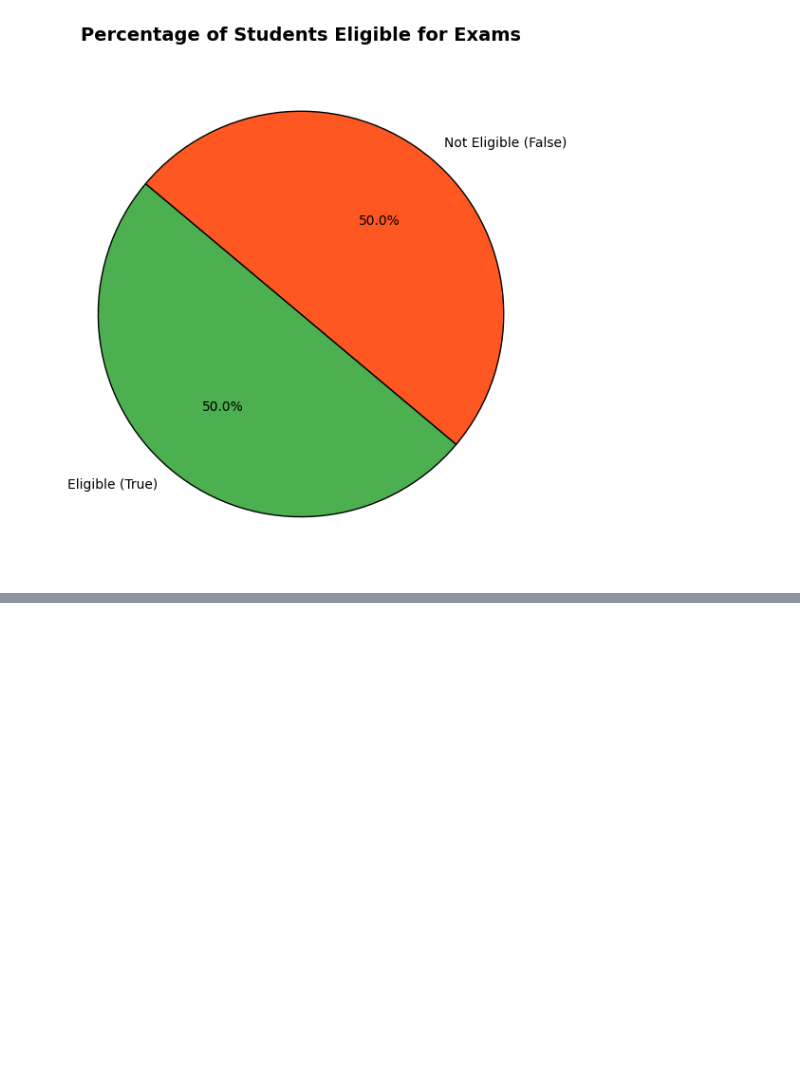
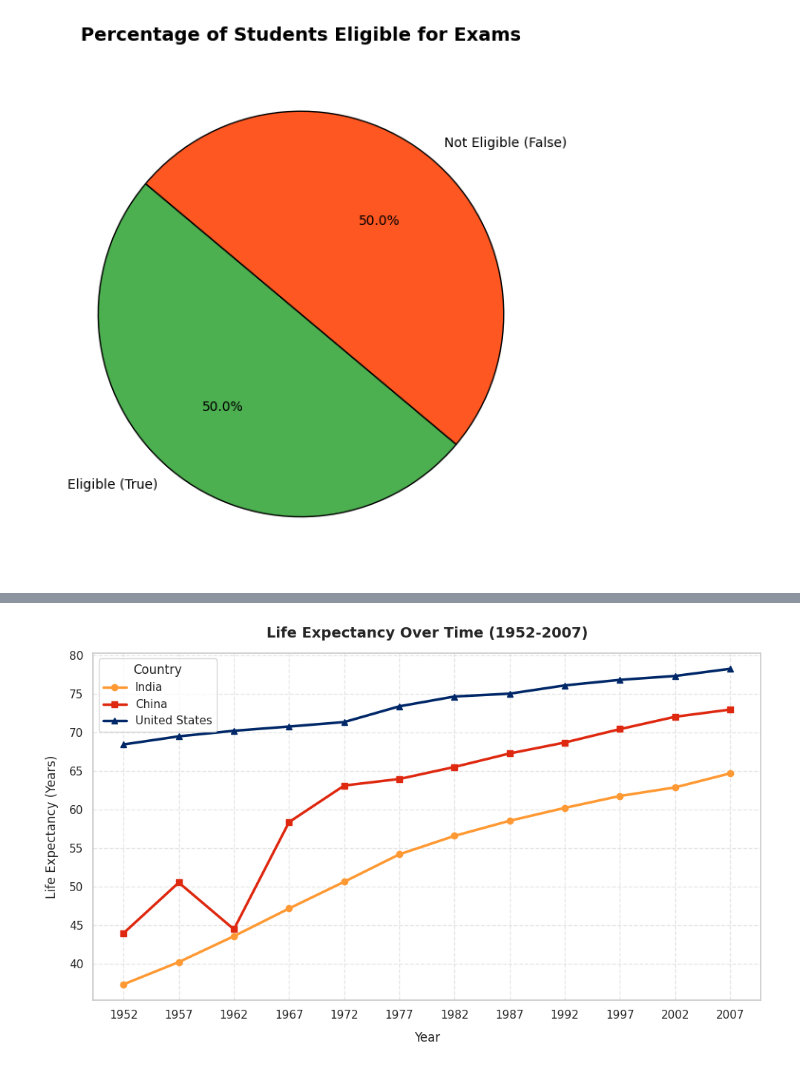
Before and after one commit to adi23042008-byte/aiml-bootcamp-2026, a Jupyter notebook: aiml_bootcamp_2026.ipynb, the cells around one changed output, grey strips where cells are left out. Drawn from its saved outputs; the diff is of its cells as text; code cells hidden in the pictures; blank space fills up the shorter version.

```diff
--- a/aiml_bootcamp_2026.ipynb
+++ b/aiml_bootcamp_2026.ipynb
@@ -315,0 +704,53 @@ for student in students:
+# %%
+import pandas as pd
+import matplotlib.pyplot as plt
+
+# 1. Load the dataset
+url = "https://raw.githubusercontent.com/plotly/datasets/master/gapminderDataFiveYear.csv"
+df = pd.read_csv(url)
+
+# 2. Define the target countries
+# Note: The dataset labels the USA as 'United States'
+target_countries = ['India', 'China', 'United States']
+
+# 3. Filter the DataFrame for only these three countries
+filtered_df = df[df['country'].isin(target_countries)]
+
+# 4. Initialize the plot figure
+plt.figure(figsize=(10, 6))
+
+# 5. Loop through each country to plot its line individually
+colors = {'India': '#FF9933', 'China': '#DE2910', 'United States': '#002868'}
+markers = {'India': 'o', 'China': 's', 'United States': '^'}
+
+for country in target_countries:
+    # Isolate data for the specific country
+    country_data = filtered_df[filtered_df['country'] == country]
+
+    # Plot year vs life expectancy
+    plt.plot(
+        country_data['year'],
+        country_data['lifeExp'],
+        marker=markers[country],
+        linewidth=2.5,
+        color=colors[country],
+        label=country
+    )
+
+# 6. Customize chart elements
+plt.title('Life Expectancy Over Time (1952-2007)', fontsize=14, fontweight='bold', pad=15)
+plt.xlabel('Year', fontsize=12, labelpad=10)
+plt.ylabel('Life Expectancy (Years)', fontsize=12, labelpad=10)
+plt.grid(True, linestyle='--', alpha=0.5)
+
+# Ensure all recorded data years show explicitly on the x-axis
+plt.xticks(filtered_df['year'].unique())
+
+# Add a legend to distinguish the lines
+plt.legend(title='Country', fontsize=11, title_fontsize=12, loc='upper left')
+
+# 7. Optimize layout and display
+plt.tight_layout()
+plt.show()
+# %% [output]
+[figure, added]
```
Also changed, not shown: parts of 39 cells of this notebook.
